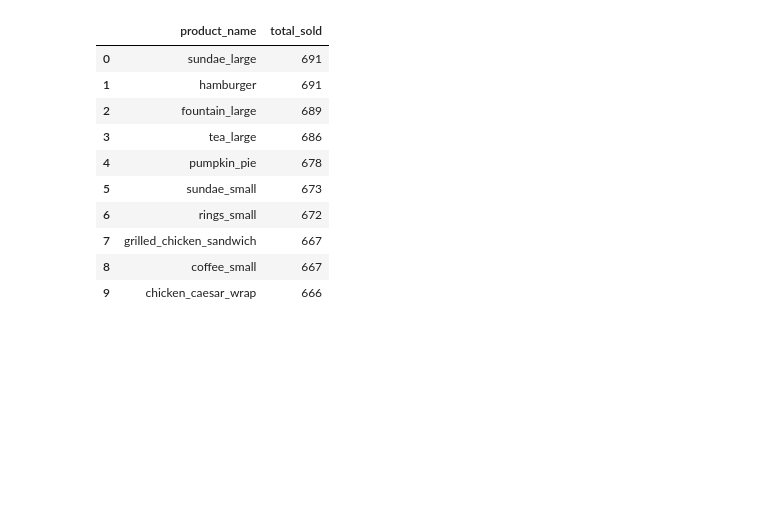
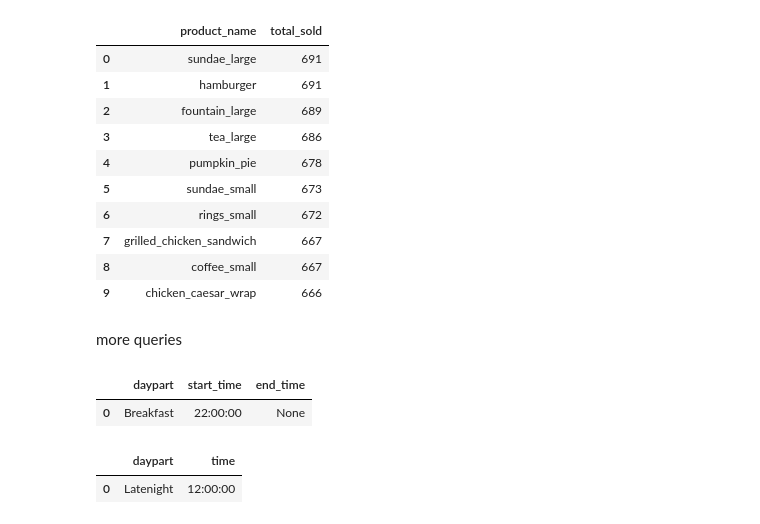
Before and after one commit to gojandrooo/insights-on-demand-demo, a Jupyter notebook: nb03_db_query.ipynb, the cells around one changed output. Drawn from its saved outputs; the diff is of its cells as text; code cells hidden in the pictures; blank space fills up the shorter version.

```diff
--- a/nb03_db_query.ipynb
+++ b/nb03_db_query.ipynb
@@ -1056,3 +1056,5 @@ result
 | 7 | grilled_chicken_sandwich | 667 |
 | 8 | coffee_small | 667 |
 | 9 | chicken_caesar_wrap | 666 |
+# %% [markdown]
+more queries
@@ -1058,0 +1070,34 @@ result
+# %%
+# what are the daypart start and end times?
+query = """
+SELECT
+    daypart,
+    TIME(MIN(minute_id) / 60, (MIN(minute_id) % 60) || ':00') AS start_time,
+    TIME(MAX(minute_id) / 60, (MAX(minute_id) % 60) || ':00') AS end_time
+FROM dim_daypart
+WHERE daypart = 'Breakfast'
+GROUP BY daypart
+"""
+
+# Execute the query
+result = execute_query(query)
+result
+# %% [output]
+|  | daypart | start_time | end_time |
+| 0 | Breakfast | 22:00:00 | None |
+# %%
+# what are the daypart start and end times?
+query = """
+SELECT
+    daypart,
+    TIME(MIN(minute_id) / 60 || ':' || MIN(minute_id) % 60 || ':00') AS time
+FROM dim_daypart
+LIMIT 10
+"""
+
+# Execute the query
+result = execute_query(query)
+result
+# %% [output]
+|  | daypart | time |
+| 0 | Latenight | 12:00:00 |
```
Also changed, not shown: parts of 5 cells of this notebook, 9 other files.
